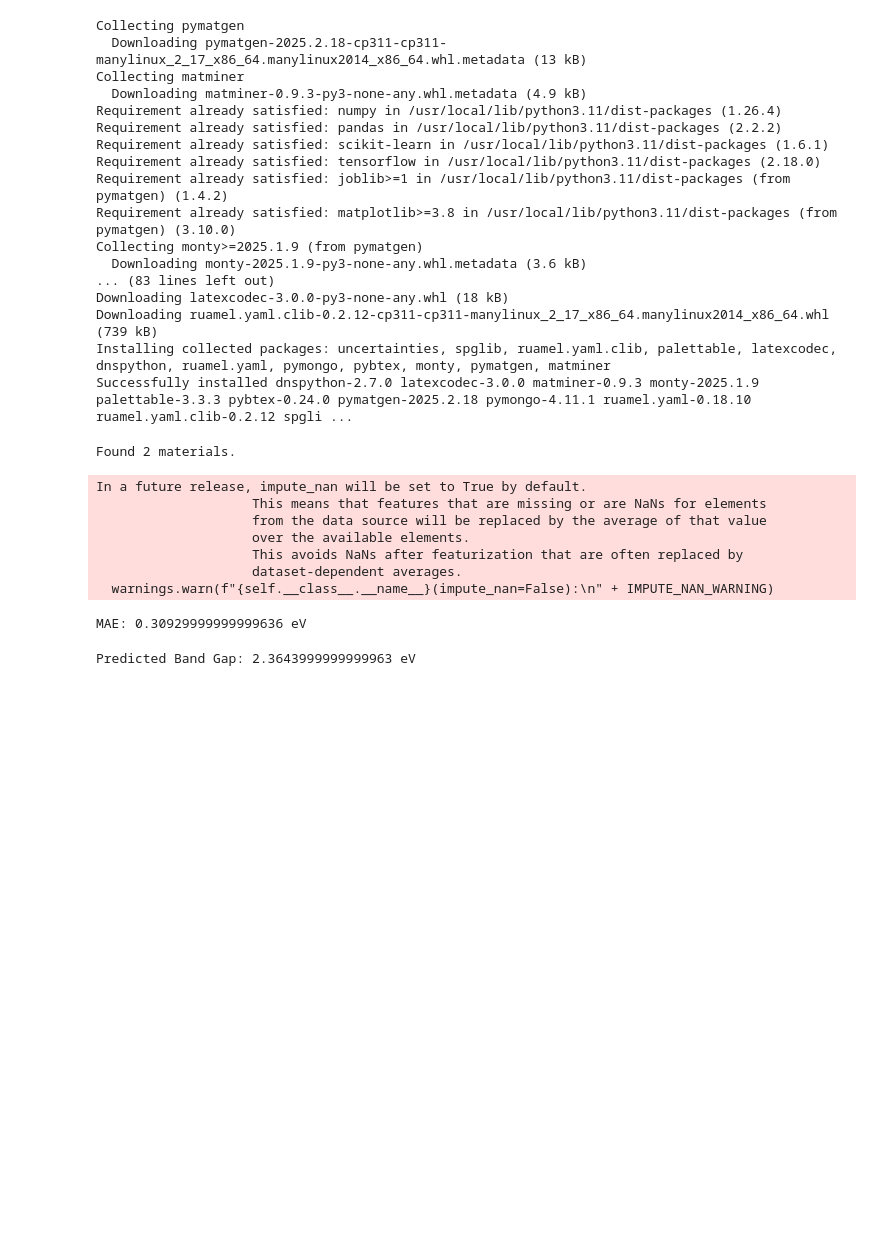
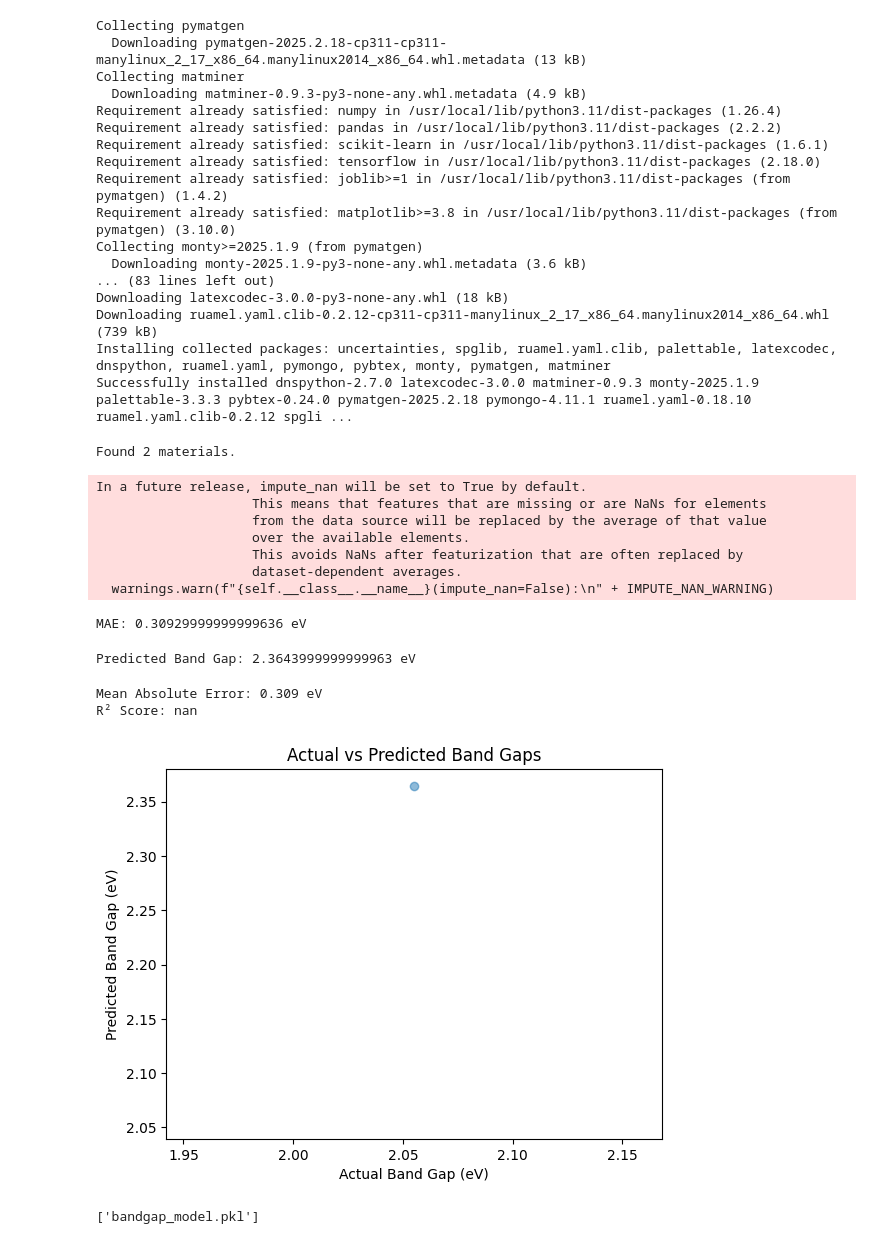
Before and after one commit to belikerehman/Bandgap-Prediction-Project, a Jupyter notebook: Myproject.ipynb, the cells around one changed output. Saved outputs shown, nothing was run; the diff lists cells and outputs as text; code cells hidden in the pictures; blank space fills up the shorter version.

```diff
--- a/Myproject.ipynb
+++ b/Myproject.ipynb
@@ -89,3 +89,39 @@ predicted_gap = model.predict(target_features)
 print(f"Predicted Band Gap: {predicted_gap[0]} eV")
 # %% [output]
 Predicted Band Gap: 2.3643999999999963 eV
+# %%
+from sklearn.metrics import mean_absolute_error, r2_score
+
+# Predict on the test set
+y_pred = model.predict(X_test)
+
+# Calculate metrics
+mae = mean_absolute_error(y_test, y_pred)
+r2 = r2_score(y_test, y_pred)
+
+print(f"Mean Absolute Error: {mae:.3f} eV")
+print(f"R² Score: {r2:.3f}")
+# %% [output]
+Mean Absolute Error: 0.309 eV
+R² Score: nan
+# %%
+import matplotlib.pyplot as plt
+
+plt.scatter(y_test, y_pred, alpha=0.5)
+plt.plot([min(y_test), max(y_test)], [min(y_test), max(y_test)], color="red", linestyle="--")
+plt.xlabel("Actual Band Gap (eV)")
+plt.ylabel("Predicted Band Gap (eV)")
+plt.title("Actual vs Predicted Band Gaps")
+plt.show()
+# %% [output]
+[figure, added]
+# %%
+import joblib
+
+# Save the model
+joblib.dump(model, "bandgap_model.pkl")
+
+# Load the model later
+# model = joblib.load("bandgap_model.pkl")
+# %% [output]
+['bandgap_model.pkl']
```
